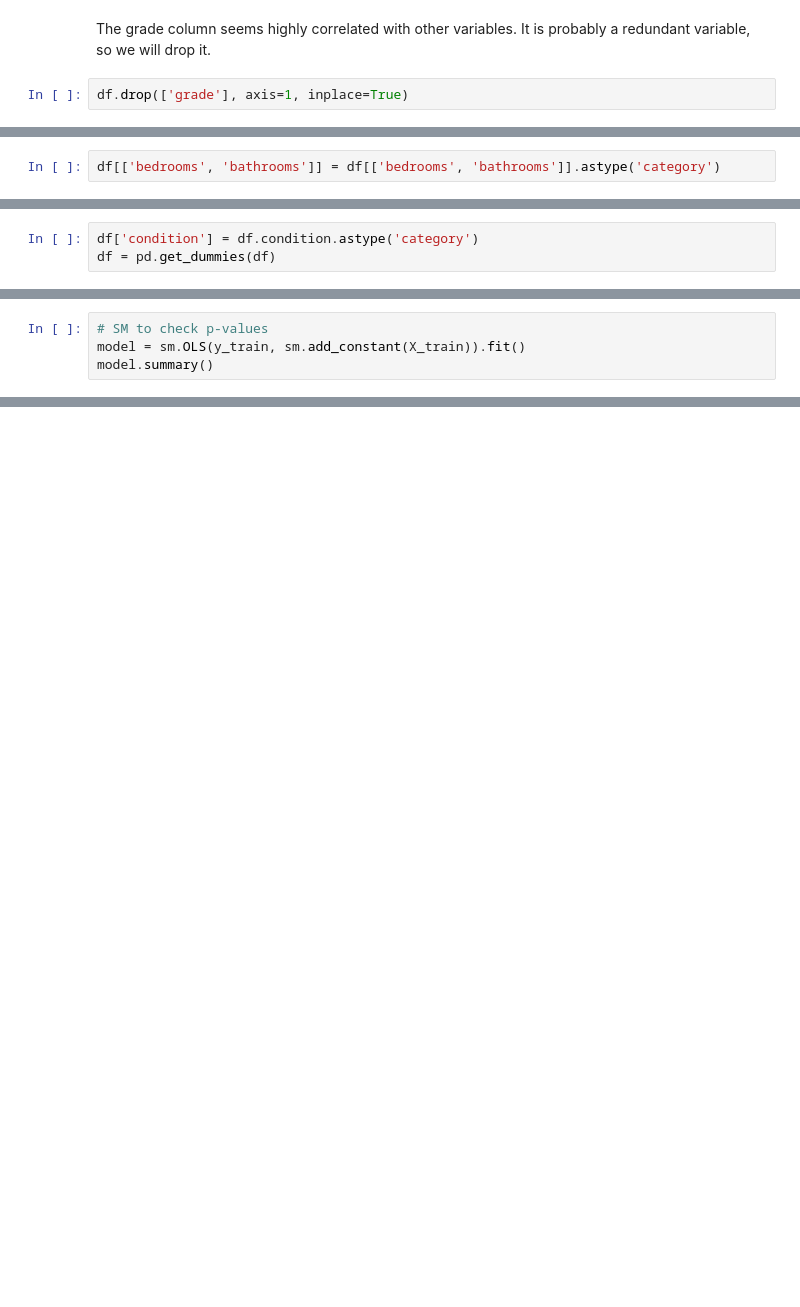
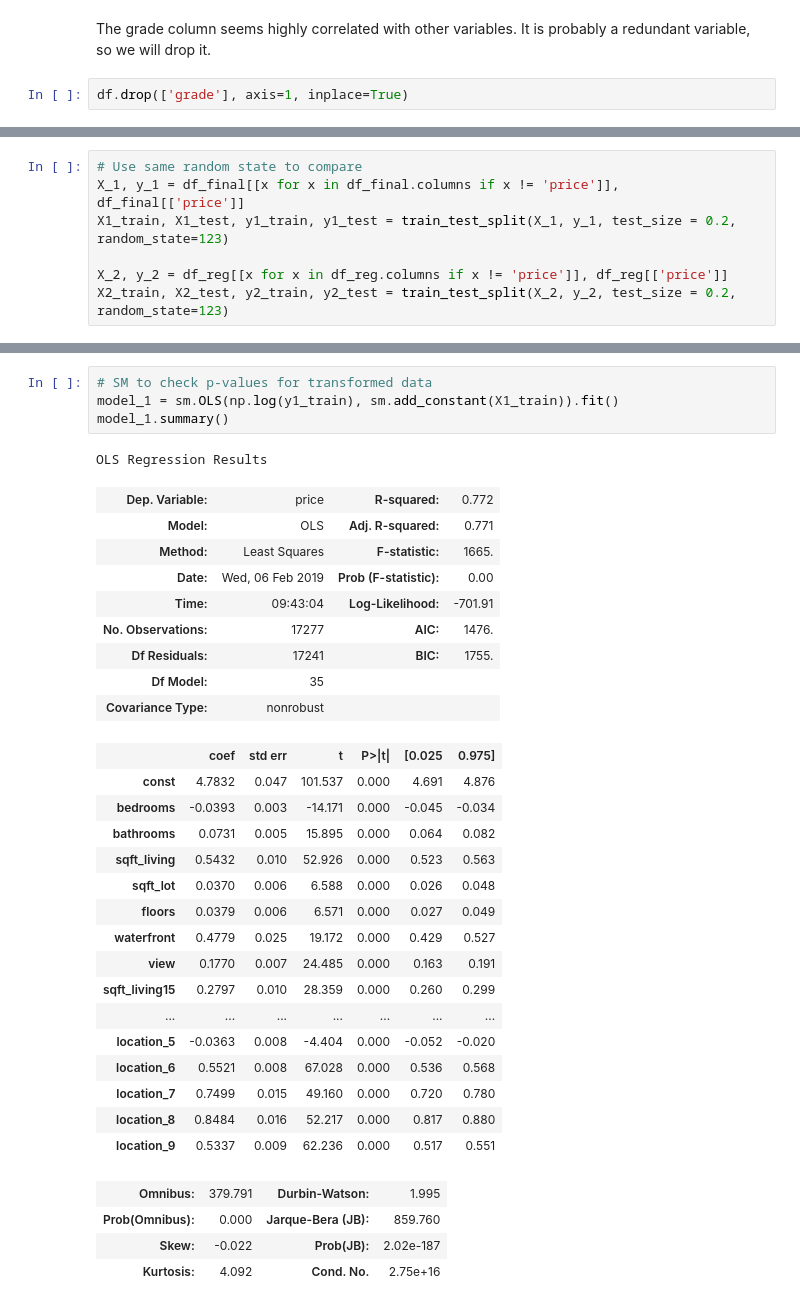
Before and after one commit to arcaputo3/dsc-1-final-project-online-ds-sp-000, a Jupyter notebook: student.ipynb, the cells around one changed output, grey strips where cells are left out. Cells and saved outputs as stored; diff of their text form; blank space fills up the shorter version.

```diff
--- a/student.ipynb
+++ b/student.ipynb
@@ -846,2 +619,0 @@ Name: bathrooms, dtype: int64
-# %%
-df[['bedrooms', 'bathrooms']] = df[['bedrooms', 'bathrooms']].astype('category')
@@ -872,3 +619,0 @@ Finally, we will also convert our condition variable to category since it is dis
-# %%
-df['condition'] = df.condition.astype('category')
-df = pd.get_dummies(df)
@@ -899,4 +619,0 @@ X_train, X_test, y_train, y_test = train_test_split(X, y, test_size = 0.2)
-# %%
-# SM to check p-values
-model = sm.OLS(y_train, sm.add_constant(X_train)).fit()
-model.summary()
@@ -1072,0 +740,7 @@ Name: 0, dtype: float64
+# %%
+# Use same random state to compare
+X_1, y_1 = df_final[[x for x in df_final.columns if x != 'price']], df_final[['price']]
+X1_train, X1_test, y1_train, y1_test = train_test_split(X_1, y_1, test_size = 0.2, random_state=123)
+
+X_2, y_2 = df_reg[[x for x in df_reg.columns if x != 'price']], df_reg[['price']]
+X2_train, X2_test, y2_train, y2_test = train_test_split(X_2, y_2, test_size = 0.2, random_state=123)
@@ -1072,0 +752,35 @@ Name: 0, dtype: float64
+# %%
+# SM to check p-values for transformed data
+model_1 = sm.OLS(np.log(y1_train), sm.add_constant(X1_train)).fit()
+model_1.summary()
+# %% [output]
+OLS Regression Results
+| Dep. Variable: | price | R-squared: | 0.772 |
+| Model: | OLS | Adj. R-squared: | 0.771 |
+| Method: | Least Squares | F-statistic: | 1665. |
+| Date: | Wed, 06 Feb 2019 | Prob (F-statistic): | 0.00 |
+| Time: | 09:43:04 | Log-Likelihood: | -701.91 |
+| No. Observations: | 17277 | AIC: | 1476. |
+| Df Residuals: | 17241 | BIC: | 1755. |
+| Df Model: | 35 |  |  |
+| Covariance Type: | nonrobust |  |  |
+|  | coef | std err | t | P>|t| | [0.025 | 0.975] |
+| const | 4.7832 | 0.047 | 101.537 | 0.000 | 4.691 | 4.876 |
+| bedrooms | -0.0393 | 0.003 | -14.171 | 0.000 | -0.045 | -0.034 |
+| bathrooms | 0.0731 | 0.005 | 15.895 | 0.000 | 0.064 | 0.082 |
+| sqft_living | 0.5432 | 0.010 | 52.926 | 0.000 | 0.523 | 0.563 |
+| sqft_lot | 0.0370 | 0.006 | 6.588 | 0.000 | 0.026 | 0.048 |
+| floors | 0.0379 | 0.006 | 6.571 | 0.000 | 0.027 | 0.049 |
+| waterfront | 0.4779 | 0.025 | 19.172 | 0.000 | 0.429 | 0.527 |
+| view | 0.1770 | 0.007 | 24.485 | 0.000 | 0.163 | 0.191 |
+| sqft_living15 | 0.2797 | 0.010 | 28.359 | 0.000 | 0.260 | 0.299 |
+| ... | ... | ... | ... | ... | ... | ... |
+| location_5 | -0.0363 | 0.008 | -4.404 | 0.000 | -0.052 | -0.020 |
+| location_6 | 0.5521 | 0.008 | 67.028 | 0.000 | 0.536 | 0.568 |
+| location_7 | 0.7499 | 0.015 | 49.160 | 0.000 | 0.720 | 0.780 |
+| location_8 | 0.8484 | 0.016 | 52.217 | 0.000 | 0.817 | 0.880 |
+| location_9 | 0.5337 | 0.009 | 62.236 | 0.000 | 0.517 | 0.551 |
+| Omnibus: | 379.791 | Durbin-Watson: | 1.995 |
+| Prob(Omnibus): | 0.000 | Jarque-Bera (JB): | 859.760 |
+| Skew: | -0.022 | Prob(JB): | 2.02e-187 |
+| Kurtosis: | 4.092 | Cond. No. | 2.75e+16 |
```
Also changed, not shown: parts of 98 cells of this notebook.
